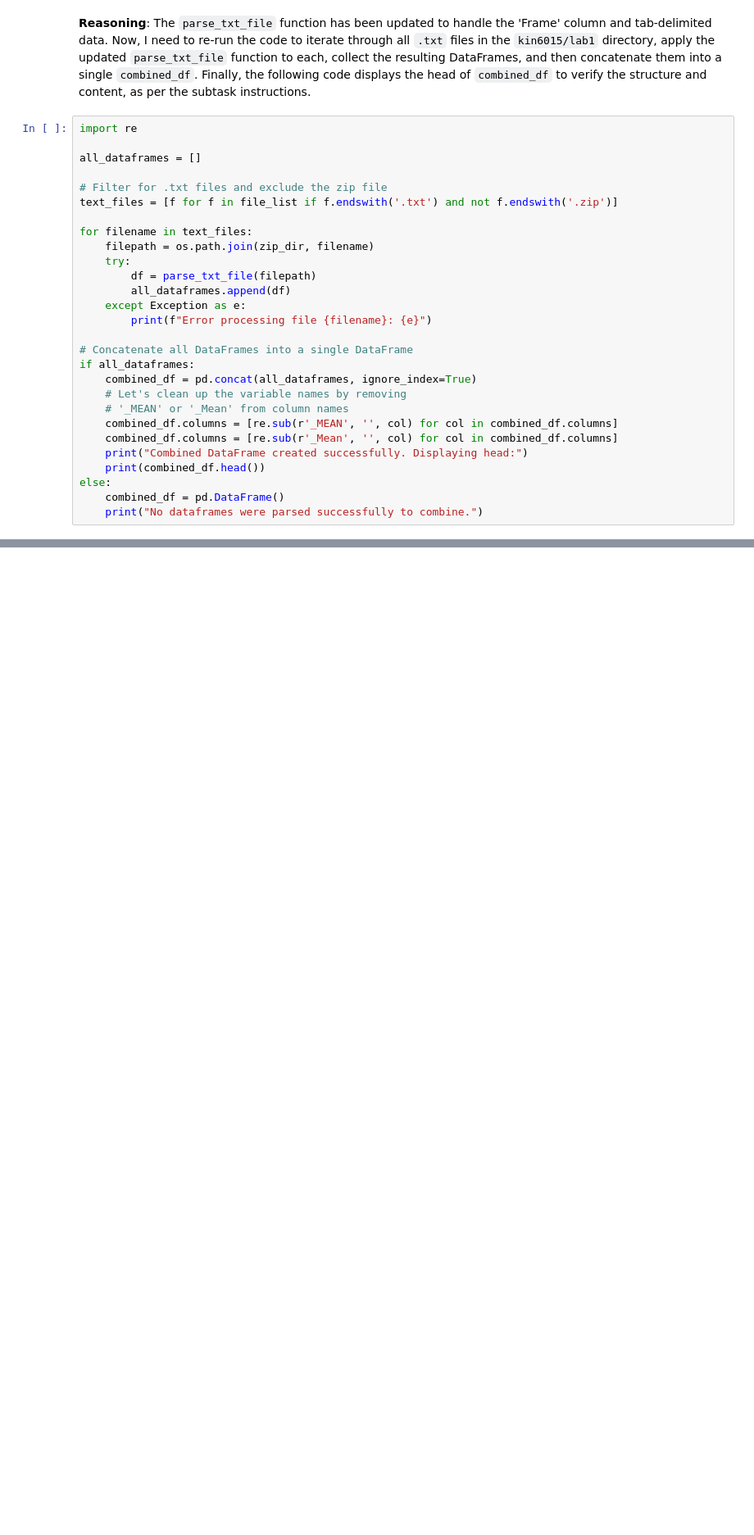
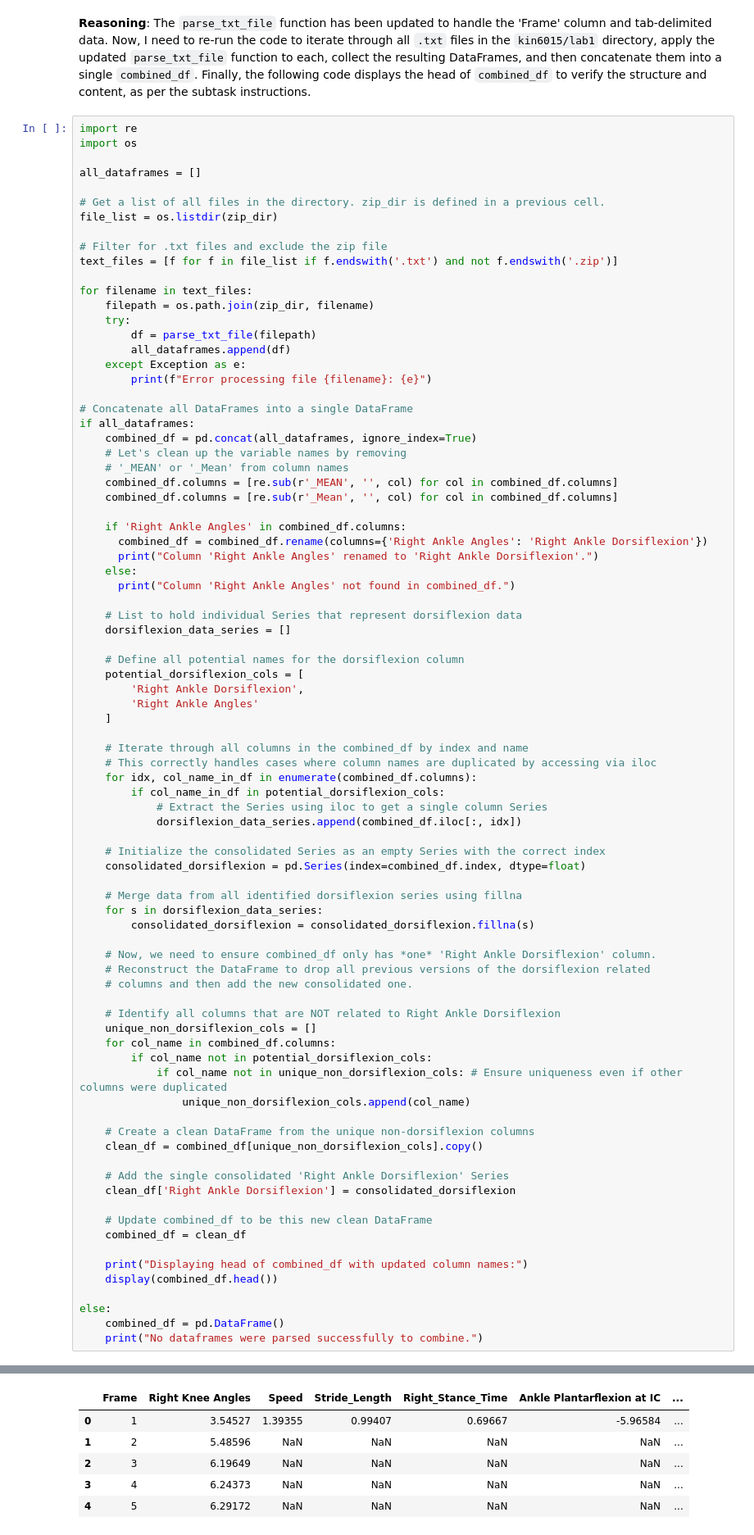
Before and after one commit to plnu-biomechanics/kin6015, a Jupyter notebook: notebooks/kin6015_lab1.ipynb, the cells around one changed output, grey strips where cells are left out. Shown at 82% size. Drawn from its saved outputs; the diff is of its cells as text; blank space fills up the shorter version.

```diff
--- a/notebooks/kin6015_lab1.ipynb
+++ b/notebooks/kin6015_lab1.ipynb
@@ -152,8 +152,12 @@ Updated function 'parse_txt_file' to handle tab-delimited data, correct line ind
 The `parse_txt_file` function has been updated to handle the 'Frame' column and tab-delimited data. Now, I need to re-run the code to iterate through all `.txt` files in the `kin6015/lab1` directory, apply the updated `parse_txt_file` function to each, collect the resulting DataFrames, and then concatenate them into a single `combined_df`. Finally, the following code displays the head of `combined_df` to verify the structure and content, as per the subtask instructions.
 # %%
 import re
+import os
 
 all_dataframes = []
+
+# Get a list of all files in the directory. zip_dir is defined in a previous cell.
+file_list = os.listdir(zip_dir)
 
 # Filter for .txt files and exclude the zip file
 text_files = [f for f in file_list if f.endswith('.txt') and not f.endswith('.zip')]
@@ -173,8 +177,59 @@ if all_dataframes:
     # '_MEAN' or '_Mean' from column names
     combined_df.columns = [re.sub(r'_MEAN', '', col) for col in combined_df.columns]
     combined_df.columns = [re.sub(r'_Mean', '', col) for col in combined_df.columns]
-    print("Combined DataFrame created successfully. Displaying head:")
-    print(combined_df.head())
+
+    if 'Right Ankle Angles' in combined_df.columns:
+      combined_df = combined_df.rename(columns={'Right Ankle Angles': 'Right Ankle Dorsiflexion'})
+      print("Column 'Right Ankle Angles' renamed to 'Right Ankle Dorsiflexion'.")
+    else:
+      print("Column 'Right Ankle Angles' not found in combined_df.")
+
+    # List to hold individual Series that represent dorsiflexion data
+    dorsiflexion_data_series = []
+
+    # Define all potential names for the dorsiflexion column
+    potential_dorsiflexion_cols = [
+        'Right Ankle Dorsiflexion',
+        'Right Ankle Angles'
+    ]
+
+    # Iterate through all columns in the combined_df by index and name
+    # This correctly handles cases where column names are duplicated by accessing via iloc
+    for idx, col_name_in_df in enumerate(combined_df.columns):
+        if col_name_in_df in potential_dorsiflexion_cols:
+            # Extract the Series using iloc to get a single column Series
+            dorsiflexion_data_series.append(combined_df.iloc[:, idx])
+
+    # Initialize the consolidated Series as an empty Series with the correct index
+    consolidated_dorsiflexion = pd.Series(index=combined_df.index, dtype=float)
+
+    # Merge data from all identified dorsiflexion series using fillna
+    for s in dorsiflexion_data_series:
+        consolidated_dorsiflexion = consolidated_dorsiflexion.fillna(s)
+
+    # Now, we need to ensure combined_df only has *one* 'Right Ankle Dorsiflexion' column.
+    # Reconstruct the DataFrame to drop all previous versions of the dorsiflexion related
+    # columns and then add the new consolidated one.
+
+    # Identify all columns that are NOT related to Right Ankle Dorsiflexion
+    unique_non_dorsiflexion_cols = []
+    for col_name in combined_df.columns:
+        if col_name not in potential_dorsiflexion_cols:
+            if col_name not in unique_non_dorsiflexion_cols: # Ensure uniqueness even if other columns were duplicated
+                unique_non_dorsiflexion_cols.append(col_name)
+
+    # Create a clean DataFrame from the unique non-dorsiflexion columns
+    clean_df = combined_df[unique_non_dorsiflexion_cols].copy()
+
+    # Add the single consolidated 'Right Ankle Dorsiflexion' Series
+    clean_df['Right Ankle Dorsiflexion'] = consolidated_dorsiflexion
+
+    # Update combined_df to be this new clean DataFrame
+    combined_df = clean_df
+
+    print("Displaying head of combined_df with updated column names:")
+    display(combined_df.head())
+
 else:
     combined_df = pd.DataFrame()
     print("No dataframes were parsed successfully to combine.")
@@ -198,0 +239,6 @@ Combined DataFrame created successfully. Displaying head:
+|  | Frame | Right Knee Angles | Speed | Stride_Length | Right_Stance_Time | Ankle Plantarflexion at IC | ... |
+| 0 | 1 | 3.54527 | 1.39355 | 0.99407 | 0.69667 | -5.96584 | ... |
+| 1 | 2 | 5.48596 | NaN | NaN | NaN | NaN | ... |
+| 2 | 3 | 6.19649 | NaN | NaN | NaN | NaN | ... |
+| 3 | 4 | 6.24373 | NaN | NaN | NaN | NaN | ... |
+| 4 | 5 | 6.29172 | NaN | NaN | NaN | NaN | ... |
```
Also changed, not shown: parts of 6 cells of this notebook.
